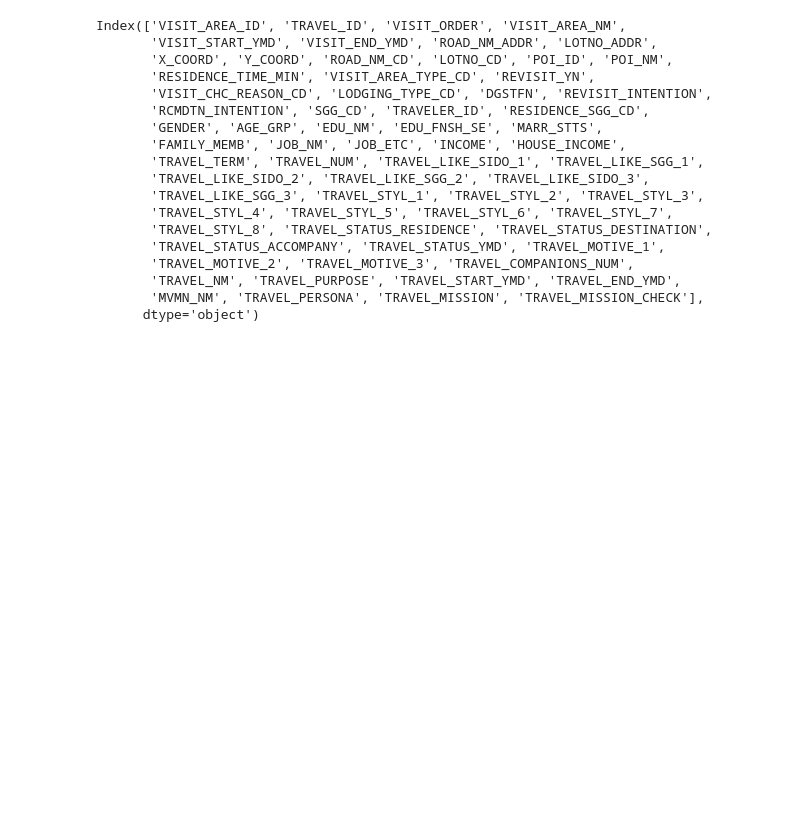
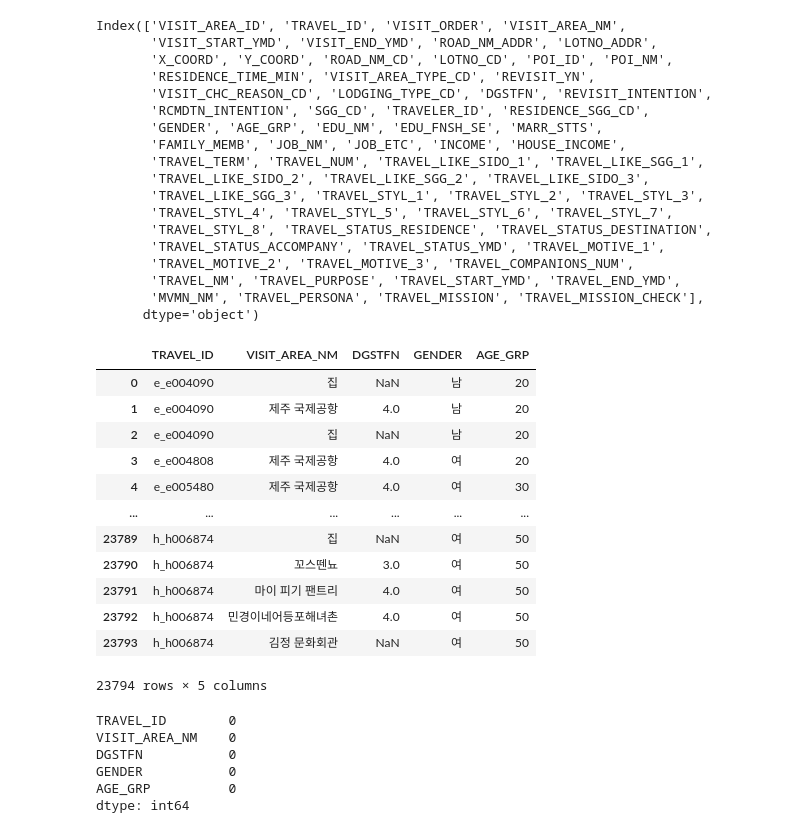
Before and after one commit to hanhee-cho/DA36_mini2_Jeju_for_All, a Jupyter notebook: temp.ipynb, the cells around one changed output. Cells and saved outputs as stored; diff of their text form; code cells hidden in the pictures; blank space fills up the shorter version.

```diff
--- a/temp.ipynb
+++ b/temp.ipynb
@@ -153,3 +168,47 @@ Index(['VISIT_AREA_ID', 'TRAVEL_ID', 'VISIT_ORDER', 'VISIT_AREA_NM',
        'TRAVEL_NM', 'TRAVEL_PURPOSE', 'TRAVEL_START_YMD', 'TRAVEL_END_YMD',
        'MVMN_NM', 'TRAVEL_PERSONA', 'TRAVEL_MISSION', 'TRAVEL_MISSION_CHECK'],
       dtype='object')
+# %%
+df = merged_df.drop(['VISIT_AREA_ID', 'VISIT_ORDER',
+       'VISIT_START_YMD', 'VISIT_END_YMD', 'ROAD_NM_ADDR', 'LOTNO_ADDR',
+       'X_COORD', 'Y_COORD', 'ROAD_NM_CD', 'LOTNO_CD',
+       'RESIDENCE_TIME_MIN', 'VISIT_AREA_TYPE_CD', 'REVISIT_YN',
+       'VISIT_CHC_REASON_CD', 'LODGING_TYPE_CD',
+       'RCMDTN_INTENTION', 'SGG_CD', 'TRAVELER_ID', 'RESIDENCE_SGG_CD',
+        'EDU_NM', 'EDU_FNSH_SE', 'MARR_STTS',
+       'FAMILY_MEMB', 'JOB_NM', 'JOB_ETC', 'INCOME', 'HOUSE_INCOME',
+       'TRAVEL_TERM', 'TRAVEL_NUM', 'TRAVEL_LIKE_SIDO_1', 'TRAVEL_LIKE_SGG_1',
+       'TRAVEL_LIKE_SIDO_2', 'TRAVEL_LIKE_SGG_2', 'TRAVEL_LIKE_SIDO_3',
+       'TRAVEL_LIKE_SGG_3', 'TRAVEL_STYL_1', 'TRAVEL_STYL_2', 'TRAVEL_STYL_3',
+       'TRAVEL_STYL_4', 'TRAVEL_STYL_5', 'TRAVEL_STYL_6', 'TRAVEL_STYL_7',
+       'TRAVEL_STYL_8', 'TRAVEL_STATUS_RESIDENCE', 'TRAVEL_STATUS_DESTINATION',
+       'TRAVEL_STATUS_ACCOMPANY', 'TRAVEL_STATUS_YMD', 'TRAVEL_MOTIVE_1',
+       'TRAVEL_MOTIVE_2', 'TRAVEL_MOTIVE_3', 'TRAVEL_COMPANIONS_NUM',
+       'TRAVEL_NM', 'TRAVEL_PURPOSE', 'TRAVEL_START_YMD', 'TRAVEL_END_YMD',
+       'MVMN_NM', 'TRAVEL_MISSION', 'TRAVEL_MISSION_CHECK', 'POI_ID',
+       'POI_NM', 'TRAVEL_PERSONA', 'REVISIT_INTENTION'], axis = 1)
+df
+# %% [output]
+|  | TRAVEL_ID | VISIT_AREA_NM | DGSTFN | GENDER | AGE_GRP |
+| 0 | e_e004090 | 집 | NaN | 남 | 20 |
+| 1 | e_e004090 | 제주 국제공항 | 4.0 | 남 | 20 |
+| 2 | e_e004090 | 집 | NaN | 남 | 20 |
+| 3 | e_e004808 | 제주 국제공항 | 4.0 | 여 | 20 |
+| 4 | e_e005480 | 제주 국제공항 | 4.0 | 여 | 30 |
+| ... | ... | ... | ... | ... | ... |
+| 23789 | h_h006874 | 집 | NaN | 여 | 50 |
+| 23790 | h_h006874 | 꼬스뗀뇨 | 3.0 | 여 | 50 |
+| 23791 | h_h006874 | 마이 피기 팬트리 | 4.0 | 여 | 50 |
+| 23792 | h_h006874 | 민경이네어등포해녀촌 | 4.0 | 여 | 50 |
+| 23793 | h_h006874 | 김정 문화회관 | NaN | 여 | 50 |
+23794 rows × 5 columns
+# %%
+df = df.dropna(axis = 0)
+df.isna().sum()
+# %% [output]
+TRAVEL_ID        0
+VISIT_AREA_NM    0
+DGSTFN           0
+GENDER           0
+AGE_GRP          0
+dtype: int64
```
Also changed, not shown: parts of 6 cells of this notebook.
